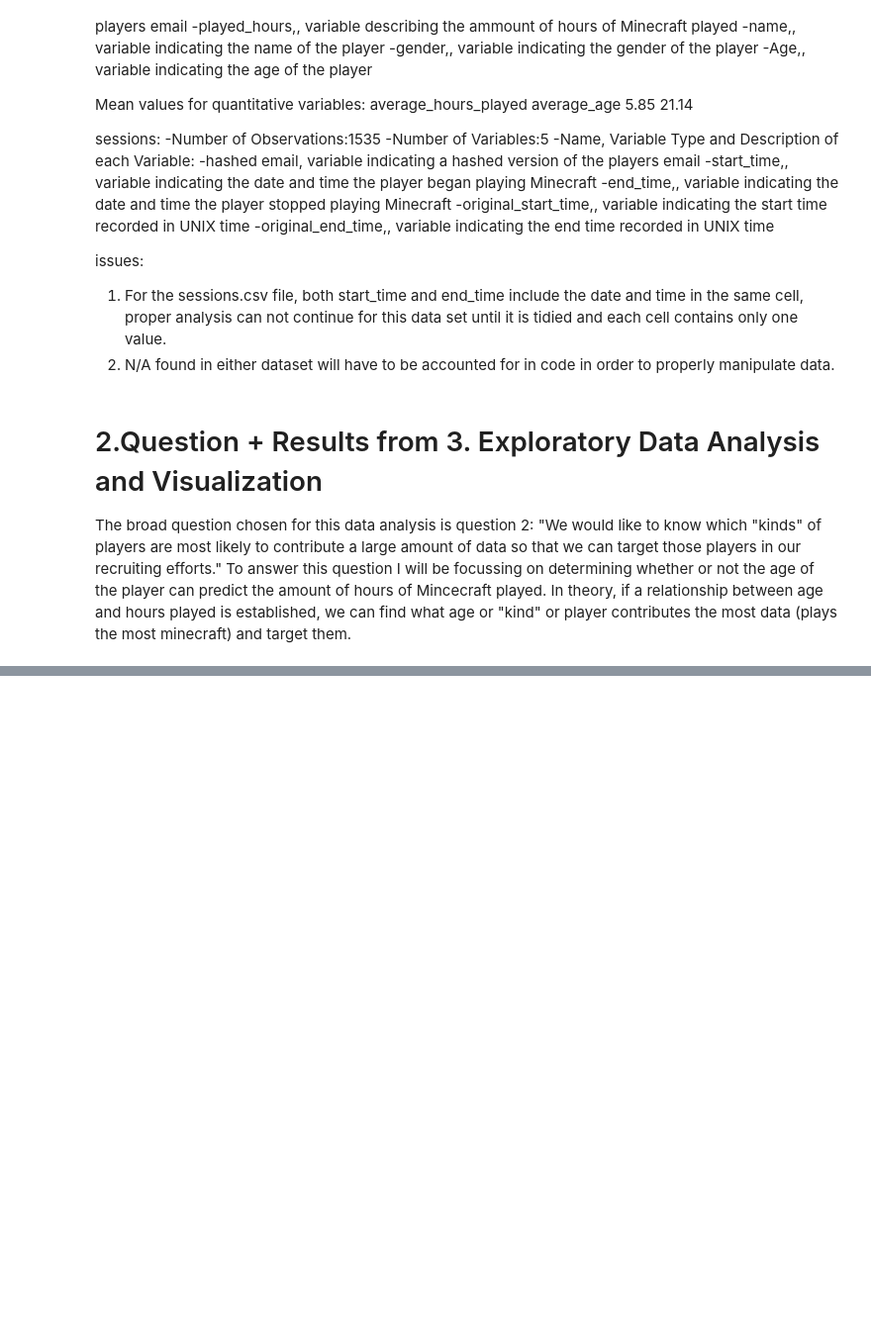
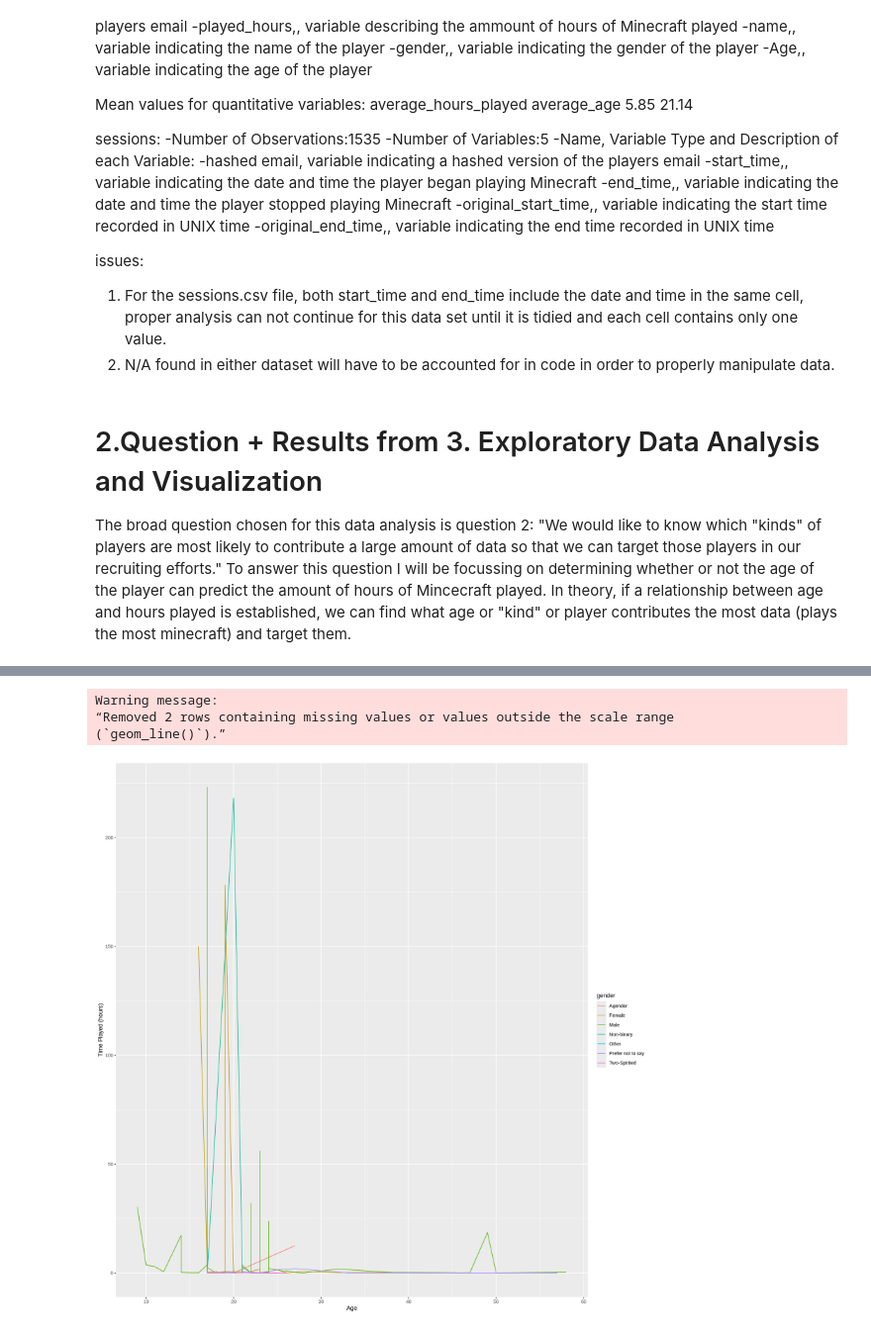
Before and after one commit to Inesh-DSCI/Inesh-DSCI-Inesh-s-Individual-Project-Planning-32, a Jupyter notebook: Final Combined Final.ipynb, the cells around one changed output, grey strips where cells are left out. Shown at 99% size. Drawn from its saved outputs; the diff is of its cells as text; code cells hidden in the pictures; blank space fills up the shorter version.

```diff
--- a/Final Combined Final.ipynb
+++ b/Final Combined Final.ipynb
@@ -153,0 +186,10 @@ Insight gained through vizualization:
+# %%
+time_played_gender_line <- ggplot(players, aes(x=Age, y=played_hours, colour= gender)) +
+geom_line()+labs(x = "Age", y = "Time Played (hours)")
+
+time_played_gender_line
+# %% [output]
+Warning message:
+“Removed 2 rows containing missing values or values outside the scale range
+(`geom_line()`).”
+[figure, added]
```
Also changed, not shown: parts of 9 cells of this notebook.
